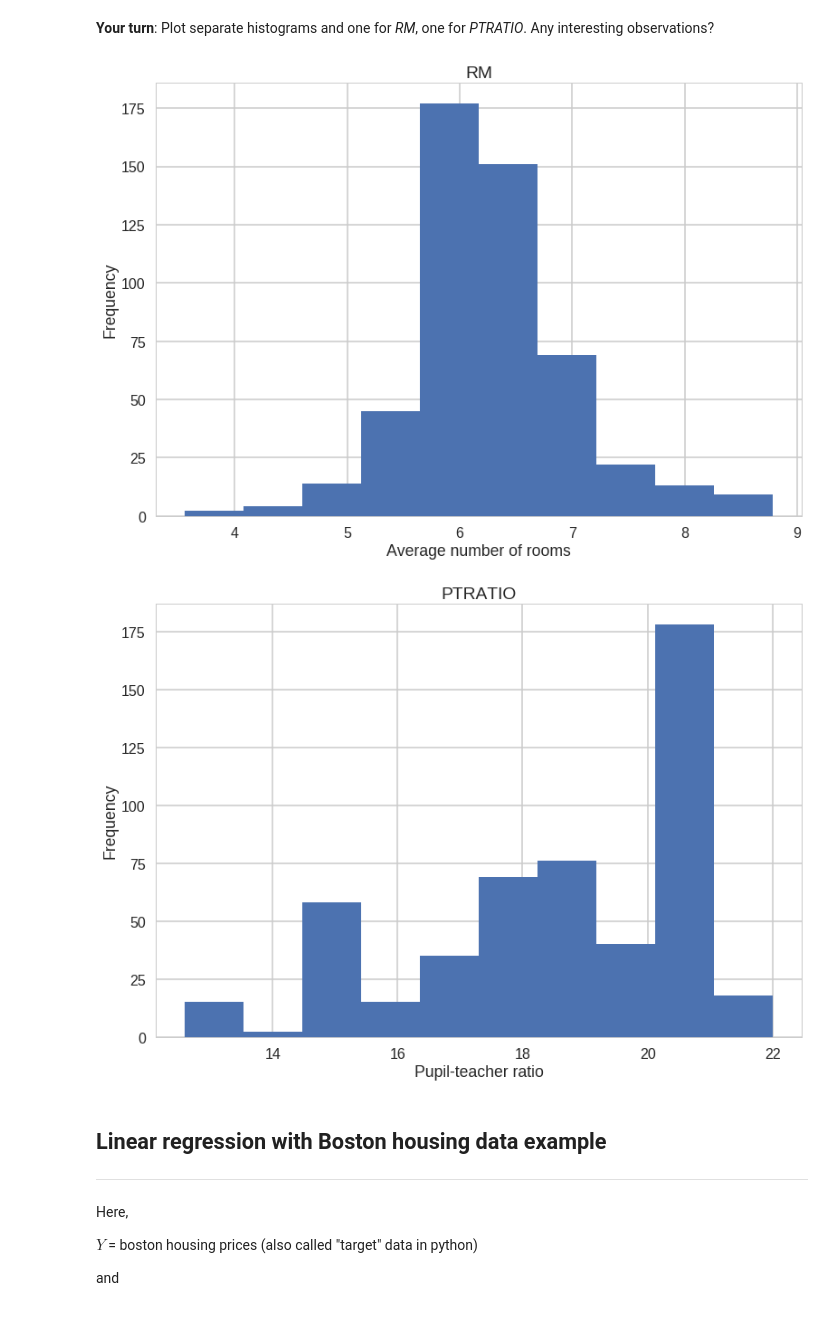
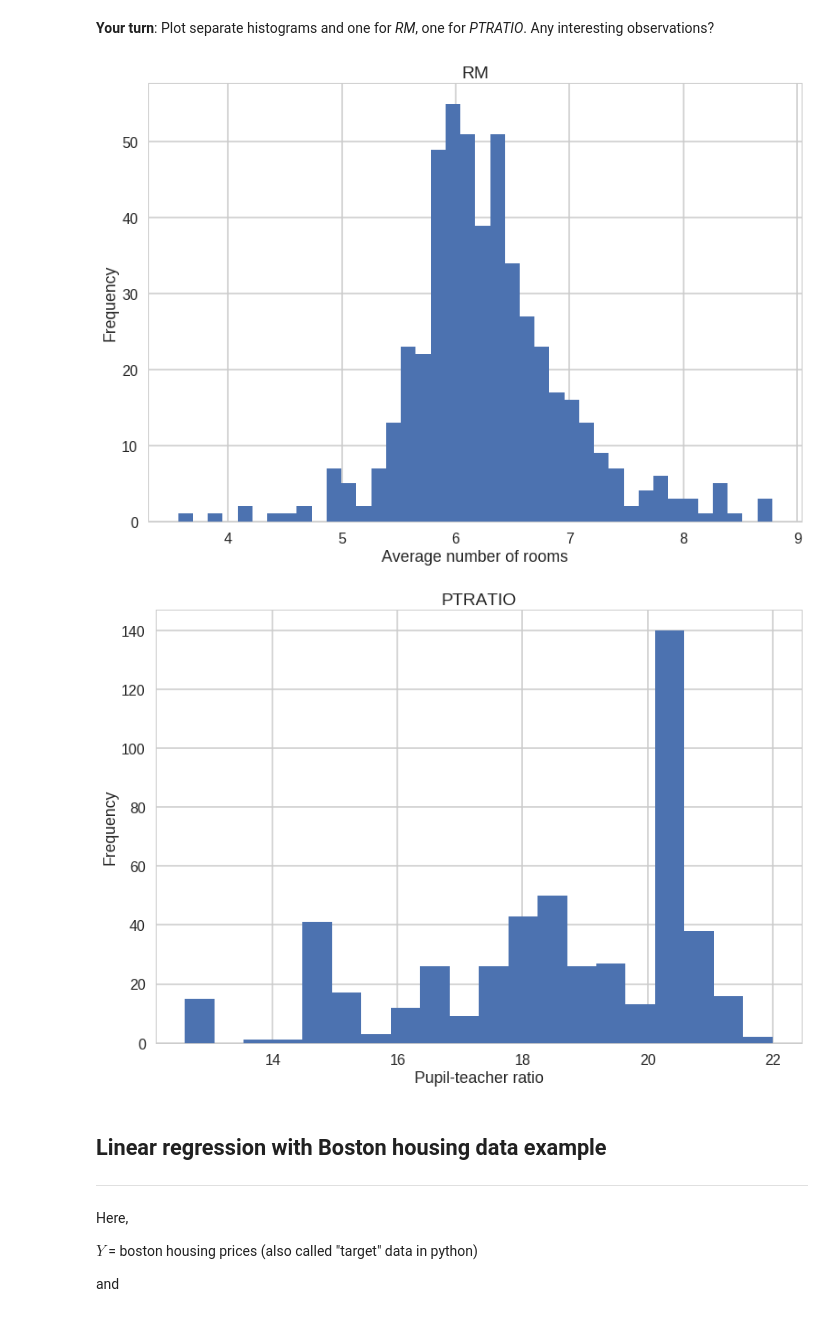
Before and after one commit to zczapran/datascienceintensive, a Jupyter notebook: linear_regression/Mini_Project_Linear_Regression.ipynb, the cells around one changed output. Drawn from its saved outputs; the diff is of its cells as text; code cells hidden in the pictures.

```diff
--- a/linear_regression/Mini_Project_Linear_Regression.ipynb
+++ b/linear_regression/Mini_Project_Linear_Regression.ipynb
@@ -290,21 +290,21 @@ plt.show()
 **Your turn**: Plot separate histograms and one for *RM*, one for *PTRATIO*. Any interesting observations?
 # %%
 #your turn
-plt.hist(bos.RM)
+plt.hist(bos.RM, bins=40)
 plt.title("RM")
 plt.xlabel("Average number of rooms")
 plt.ylabel("Frequency")
 plt.show()
 # %% [output]
-[figure, old version]
+[figure, new version]
 # %%
-plt.hist(bos.PTRATIO)
+plt.hist(bos.PTRATIO, bins=20)
 plt.title("PTRATIO")
 plt.xlabel("Pupil-teacher ratio")
 plt.ylabel("Frequency")
 plt.show()
 # %% [output]
-[figure, old version]
+[figure, new version]
 # %% [markdown]
 ## Linear regression with  Boston housing data example
 ***
```
Also changed, not shown: parts of 3 cells of this notebook, 7 other files.
